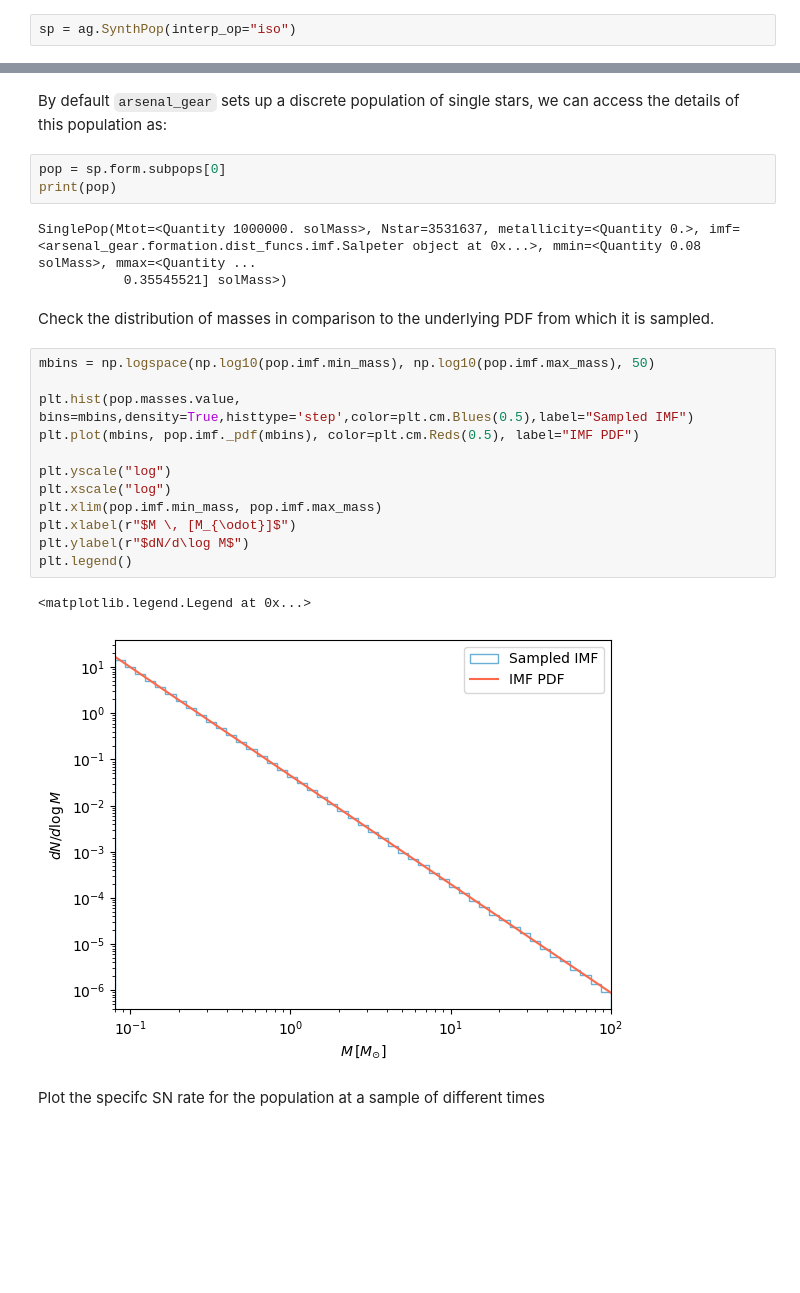
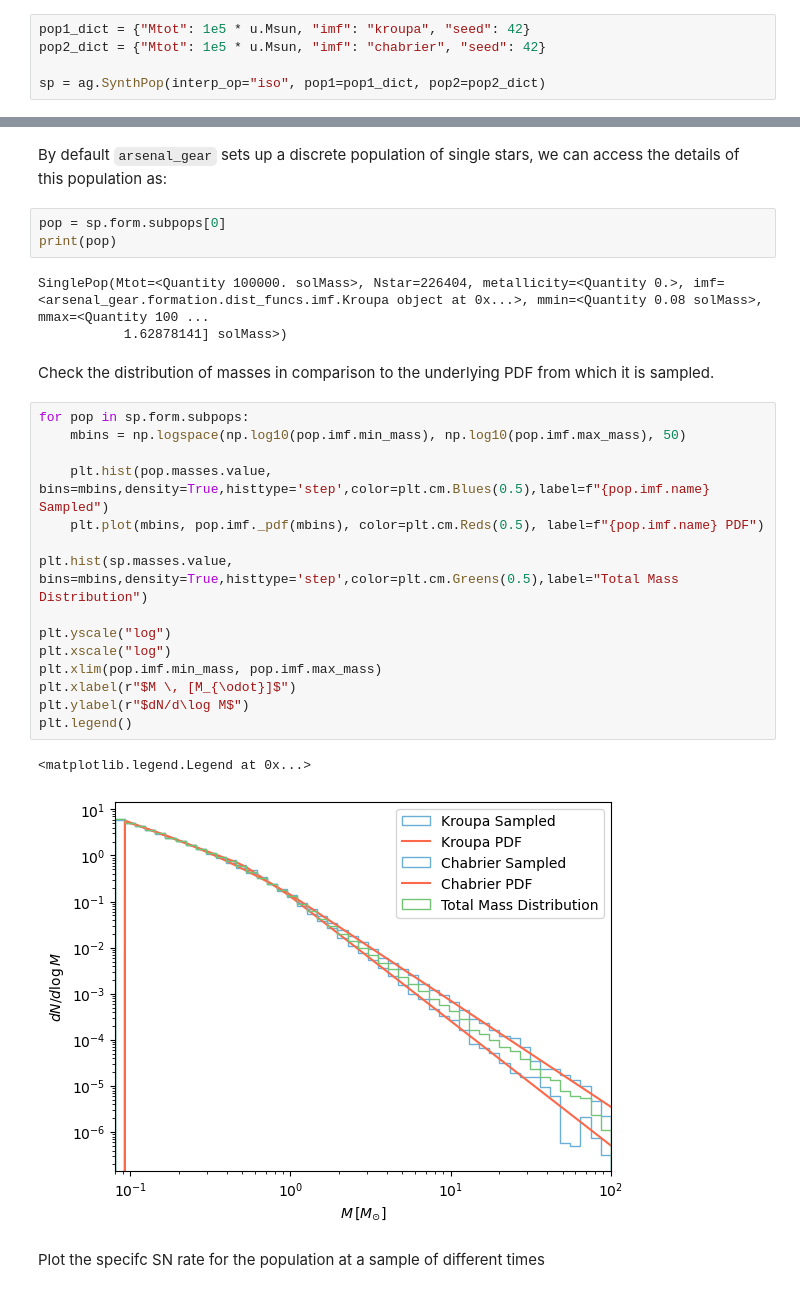
Before and after one commit to arsenal-popsynth/arsenal_gear, a Jupyter notebook: paper_plots.ipynb, the cells around one changed output, grey strips where cells are left out. Drawn from its saved outputs; the diff is of its cells as text; blank space fills up the shorter version.

Commit message:
modified paper plots

```diff
--- a/paper_plots.ipynb
+++ b/paper_plots.ipynb
@@ -8,4 +8,7 @@ from time import time
 # %% [markdown]
 Initialize a basic stellar population that uses Isochrone-based interpolation and a discrete representation of the underlying stellar population
 # %%
-sp = ag.SynthPop(interp_op="iso")
+pop1_dict = {"Mtot": 1e5 * u.Msun, "imf": "kroupa", "seed": 42}
+pop2_dict = {"Mtot": 1e5 * u.Msun, "imf": "chabrier", "seed": 42}
+
+sp = ag.SynthPop(interp_op="iso", pop1=pop1_dict, pop2=pop2_dict)
@@ -15,25 +22,28 @@ By default `arsenal_gear` sets up a discrete population of single stars, we can
 pop = sp.form.subpops[0]
 print(pop)
 # %% [output]
-SinglePop(Mtot=<Quantity 1000000. solMass>, Nstar=3531637, metallicity=<Quantity 0.>, imf=<arsenal_gear.formation.dist_funcs.imf.Salpeter object at 0x...>, mmin=<Quantity 0.08 solMass>, mmax=<Quantity ...
-           0.35545521] solMass>)
+SinglePop(Mtot=<Quantity 100000. solMass>, Nstar=226404, metallicity=<Quantity 0.>, imf=<arsenal_gear.formation.dist_funcs.imf.Kroupa object at 0x...>, mmin=<Quantity 0.08 solMass>, mmax=<Quantity 100 ...
+           1.62878141] solMass>)
 # %% [markdown]
 Check the distribution of masses in comparison to the underlying PDF from which it is sampled.
 # %%
-mbins = np.logspace(np.log10(pop.imf.min_mass), np.log10(pop.imf.max_mass), 50)
+for pop in sp.form.subpops:
+    mbins = np.logspace(np.log10(pop.imf.min_mass), np.log10(pop.imf.max_mass), 50)
 
-plt.hist(pop.masses.value, bins=mbins,density=True,histtype='step',color=plt.cm.Blues(0.5),label="Sampled IMF")
-plt.plot(mbins, pop.imf._pdf(mbins), color=plt.cm.Reds(0.5), label="IMF PDF")
+    plt.hist(pop.masses.value, bins=mbins,density=True,histtype='step',color=plt.cm.Blues(0.5),label=f"{pop.imf.name} Sampled")
+    plt.plot(mbins, pop.imf._pdf(mbins), color=plt.cm.Reds(0.5), label=f"{pop.imf.name} PDF")
+
+plt.hist(sp.masses.value, bins=mbins,density=True,histtype='step',color=plt.cm.Greens(0.5),label="Total Mass Distribution")
 
 plt.yscale("log")
 plt.xscale("log")
 plt.xlim(pop.imf.min_mass, pop.imf.max_mass)
 plt.xlabel(r"$M \, [M_{\odot}]$")
 plt.ylabel(r"$dN/d\log M$")
 plt.legend()
 # %% [output]
 <matplotlib.legend.Legend at 0x...>
-[figure, old version]
+[figure, new version]
 # %% [markdown]
 Plot the specifc SN rate for the population at a sample of different times
 # %%
```
Also changed, not shown: parts of 3 cells of this notebook.
